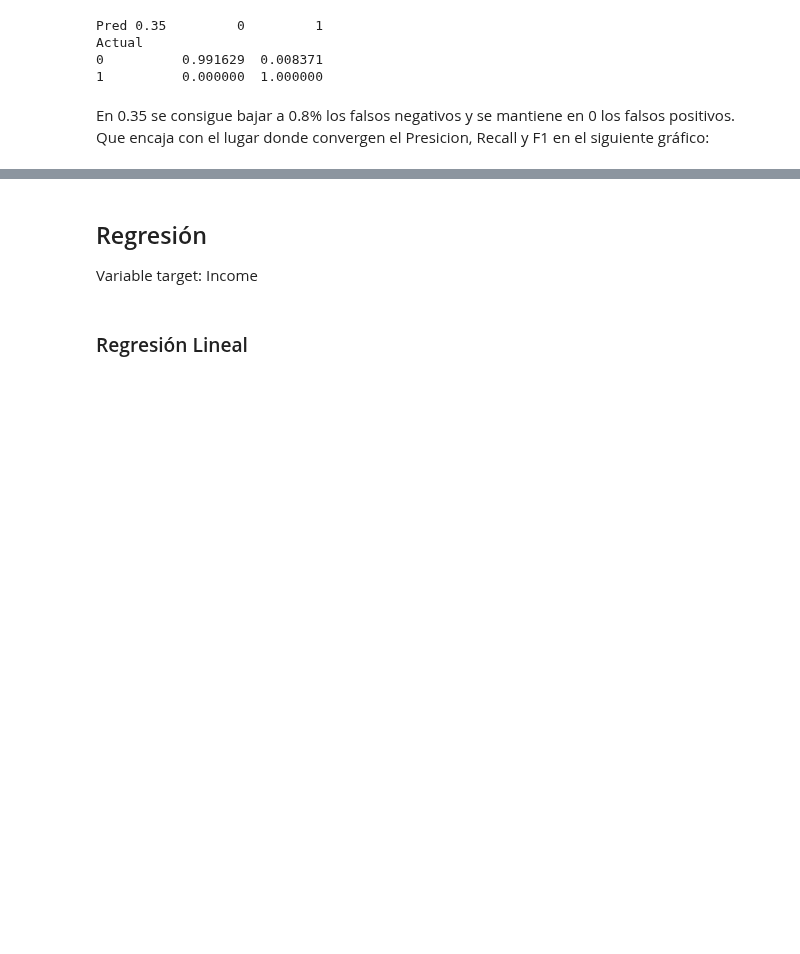
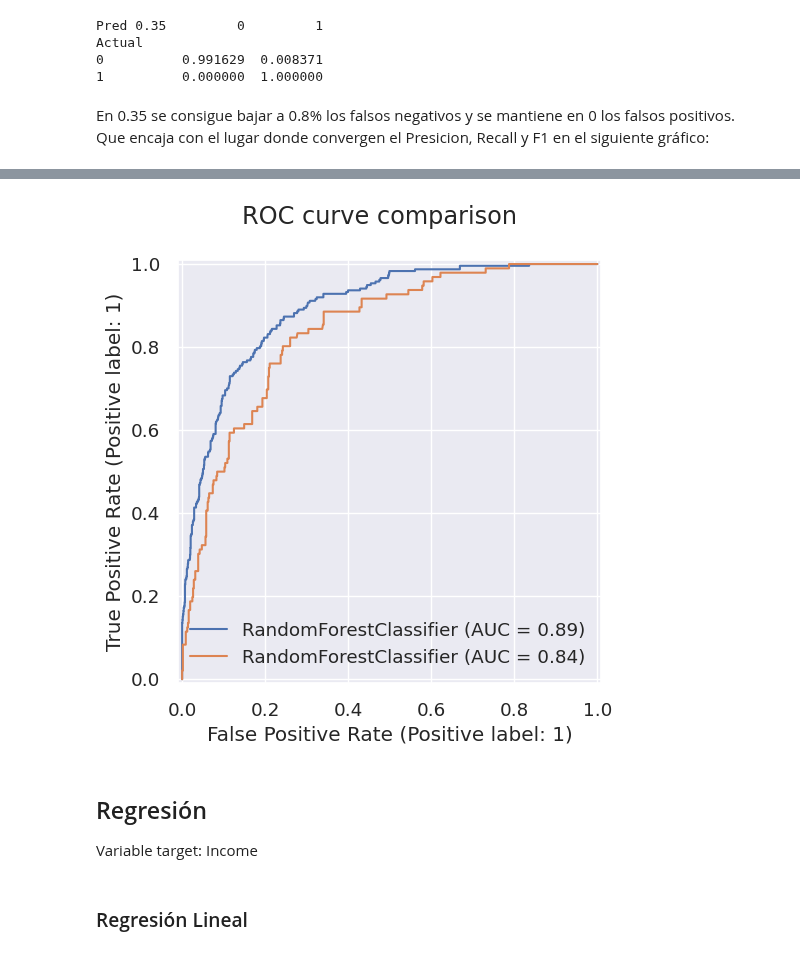
Before and after one commit to alejo-cuello/bootcamp-ds-mlops, a Jupyter notebook: 05-validacion-modelos-y-regresion/startup_ifood.ipynb, the cells around one changed output, grey strips where cells are left out. Saved outputs shown, nothing was run; the diff lists cells and outputs as text; code cells hidden in the pictures; blank space fills up the shorter version.

```diff
--- a/05-validacion-modelos-y-regresion/startup_ifood.ipynb
+++ b/05-validacion-modelos-y-regresion/startup_ifood.ipynb
@@ -355,3 +355,20 @@ plt.show()
+# %%
+rfc2 = RandomForestClassifier(n_estimators = 150,
+                              random_state = 42,
+                              max_depth = 5,
+                              min_samples_split = 10,
+                              min_samples_leaf = 20)
+# %%
+rfc2.fit(x_train_classification, y_train_classification)
+y_train_classification_pred = rfc2.predict(x_train_classification)
+# %%
+tr_disp2 = RocCurveDisplay.from_estimator(rfc2, x_train_classification, y_train_classification)
+ts_disp2 = RocCurveDisplay.from_estimator(rfc2, x_test_classification, y_test_classification, ax=tr_disp2.ax_)
+ts_disp2.figure_.suptitle("ROC curve comparison")
+
+plt.show()
+# %% [output]
+[figure, added]
 # %% [markdown]
 ## Regresión
 Variable target: Income
```
Also changed, not shown: parts of 21 cells of this notebook.
